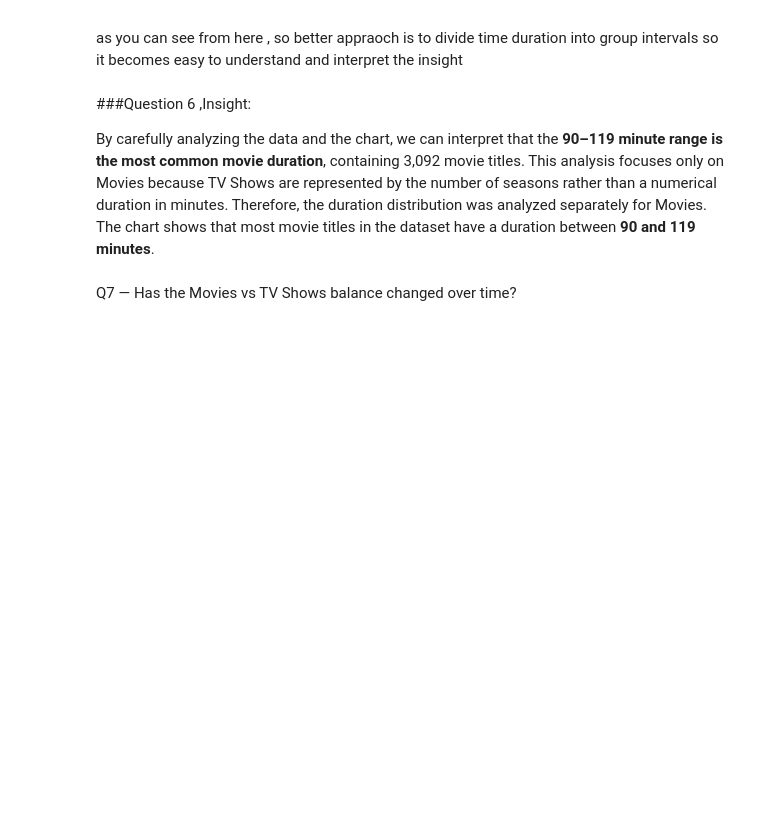
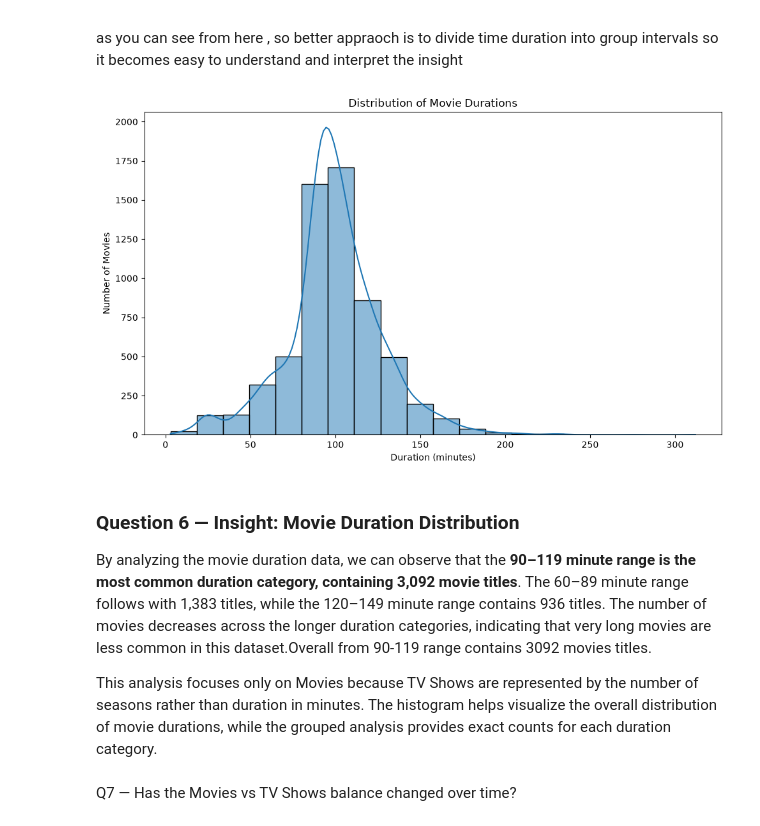
Before and after one commit to Alina-Shabbir/netflix-data-analysis, a Jupyter notebook: notebooks/netflix_analysis.ipynb, the cells around one changed output. Cells and saved outputs as stored; diff of their text form; code cells hidden in the pictures; blank space fills up the shorter version.

Commit message:
Update EDA with Seaborn visualizations

```diff
--- a/notebooks/netflix_analysis.ipynb
+++ b/notebooks/netflix_analysis.ipynb
@@ -547,7 +798,31 @@ plt.show()
+# %%
+movies = df_clean[
+    (df_clean["type"] == "Movie") &
+    (df_clean["duration_unit"] == "min")
+]
+
+plt.figure(figsize=(10, 6))
+
+sns.histplot(
+    data=movies,
+    x="duration_value",
+    bins=20,
+    kde=True
+)
+
+plt.title("Distribution of Movie Durations")
+plt.xlabel("Duration (minutes)")
+plt.ylabel("Number of Movies")
+plt.tight_layout()
+plt.show()
+# %% [output]
+[figure, added]
 # %% [markdown]
-###Question 6 ,Insight:
+### Question 6 — Insight: Movie Duration Distribution
 
-By carefully analyzing the data and the chart, we can interpret that the **90–119 minute range is the most common movie duration**, containing 3,092 movie titles. This analysis focuses only on Movies because TV Shows are represented by the number of seasons rather than a numerical duration in minutes. Therefore, the duration distribution was analyzed separately for Movies. The chart shows that most movie titles in the dataset have a duration between **90 and 119 minutes**.
+By analyzing the movie duration data, we can observe that the **90–119 minute range is the most common duration category, containing 3,092 movie titles**. The 60–89 minute range follows with 1,383 titles, while the 120–149 minute range contains 936 titles. The number of movies decreases across the longer duration categories, indicating that very long movies are less common in this dataset.Overall from 90-119 range contains 3092 movies titles.
+
+This analysis focuses only on Movies because TV Shows are represented by the number of seasons rather than duration in minutes. The histogram helps visualize the overall distribution of movie durations, while the grouped analysis provides exact counts for each duration category.
 # %% [markdown]
 Q7 — Has the Movies vs TV Shows balance changed over time?
 # %% [markdown]
```
Also changed, not shown: parts of 61 cells of this notebook.
